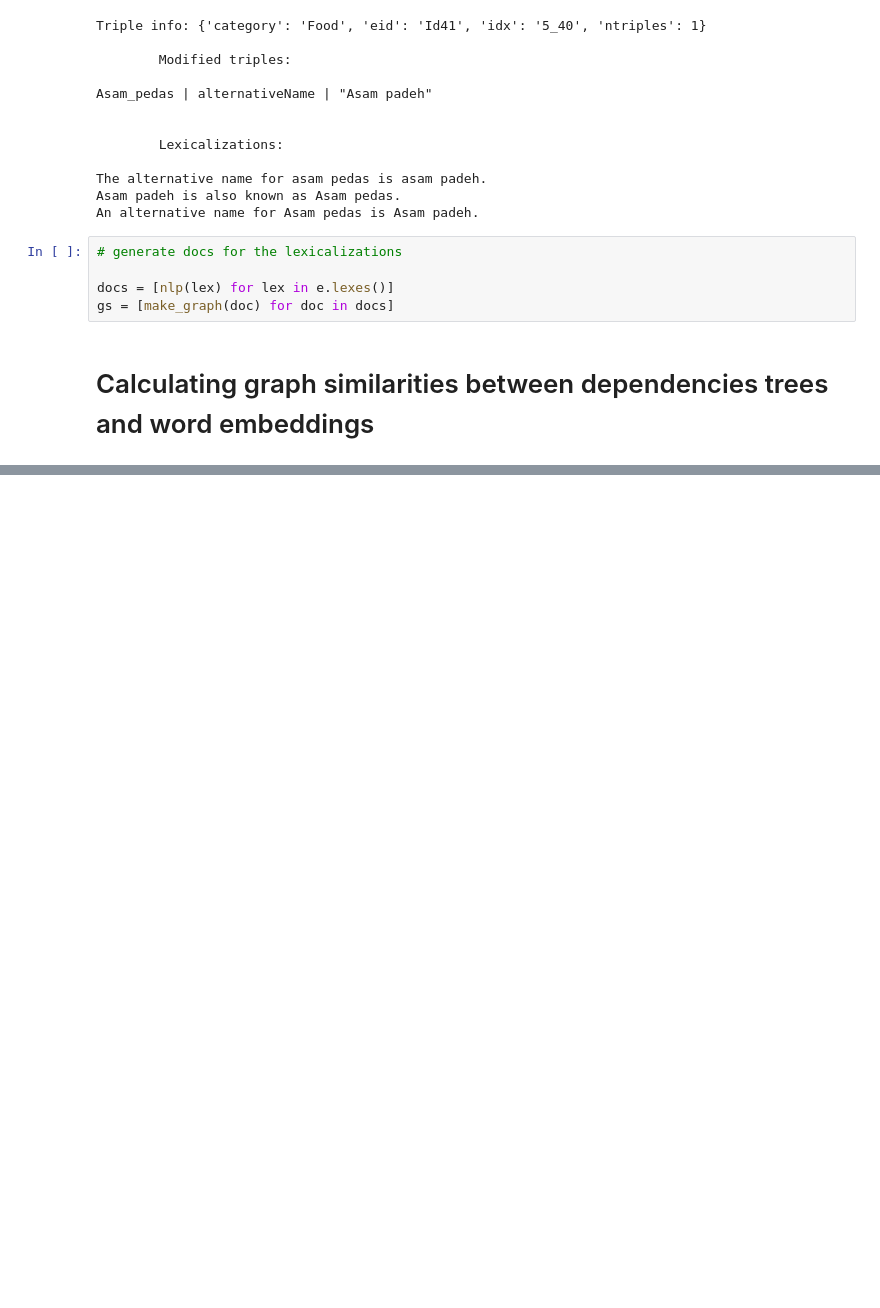
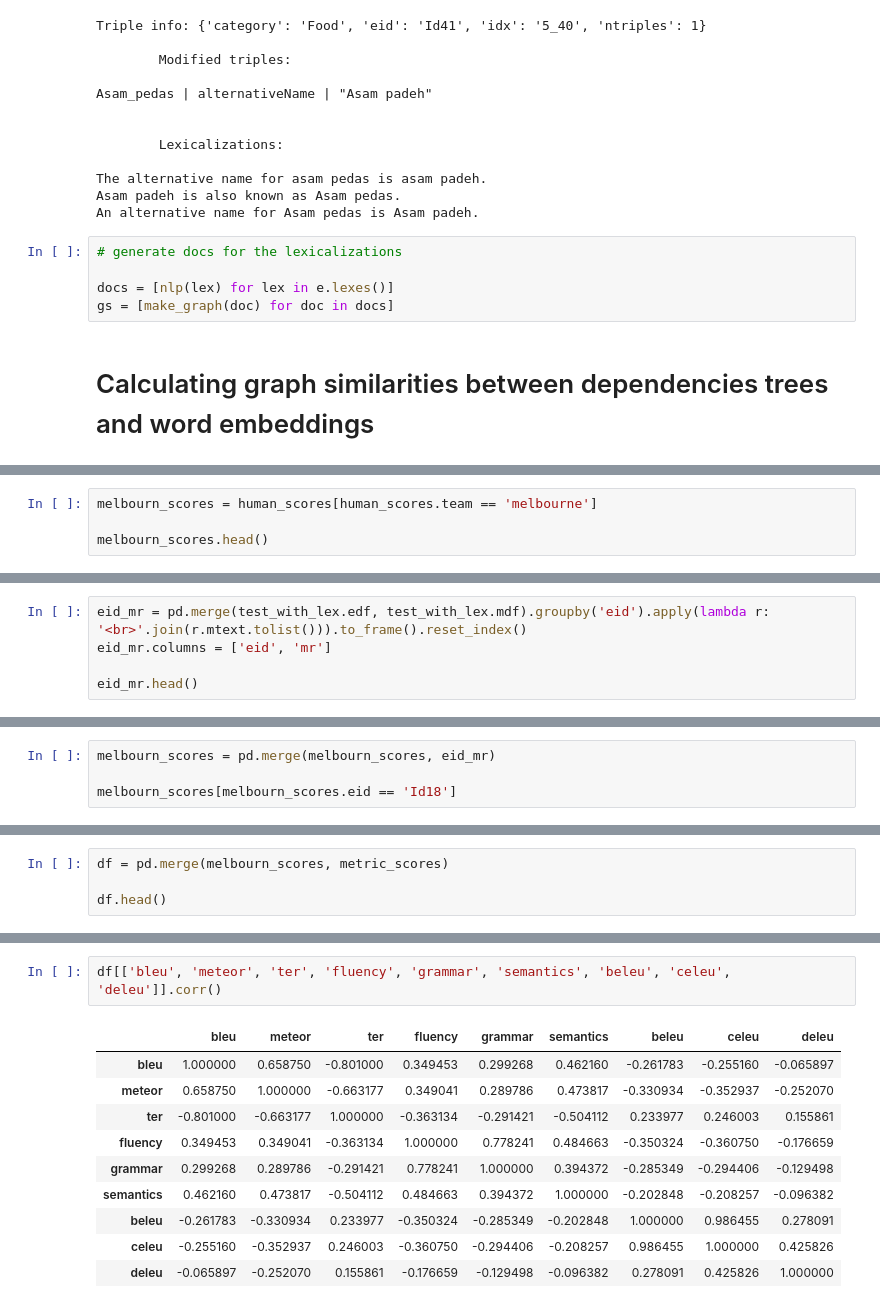
Before and after one commit to abevieiramota/challenge-webnlg, a Jupyter notebook: notebook/9 - Syntactic dependency text similarity.ipynb, the cells around one changed output, grey strips where cells are left out. Cells and saved outputs as stored; diff of their text form; blank space fills up the shorter version.

```diff
--- a/notebook/9 - Syntactic dependency text similarity.ipynb
+++ b/notebook/9 - Syntactic dependency text similarity.ipynb
@@ -206,0 +394,4 @@ Std: 3.4053955307056554
+# %%
+melbourn_scores = human_scores[human_scores.team == 'melbourne']
+
+melbourn_scores.head()
@@ -206,0 +405,5 @@ Std: 3.4053955307056554
+# %%
+eid_mr = pd.merge(test_with_lex.edf, test_with_lex.mdf).groupby('eid').apply(lambda r: '<br>'.join(r.mtext.tolist())).to_frame().reset_index()
+eid_mr.columns = ['eid', 'mr']
+
+eid_mr.head()
@@ -206,0 +417,4 @@ Std: 3.4053955307056554
+# %%
+melbourn_scores = pd.merge(melbourn_scores, eid_mr)
+
+melbourn_scores[melbourn_scores.eid == 'Id18']
@@ -206,0 +426,4 @@ Std: 3.4053955307056554
+# %%
+df = pd.merge(melbourn_scores, metric_scores)
+
+df.head()
@@ -206,0 +437,13 @@ Std: 3.4053955307056554
+# %%
+df[['bleu', 'meteor', 'ter', 'fluency', 'grammar', 'semantics', 'beleu', 'celeu', 'deleu']].corr()
+# %% [output]
+|  | bleu | meteor | ter | fluency | grammar | semantics | beleu | celeu | deleu |
+| bleu | 1.000000 | 0.658750 | -0.801000 | 0.349453 | 0.299268 | 0.462160 | -0.261783 | -0.255160 | -0.065897 |
+| meteor | 0.658750 | 1.000000 | -0.663177 | 0.349041 | 0.289786 | 0.473817 | -0.330934 | -0.352937 | -0.252070 |
+| ter | -0.801000 | -0.663177 | 1.000000 | -0.363134 | -0.291421 | -0.504112 | 0.233977 | 0.246003 | 0.155861 |
+| fluency | 0.349453 | 0.349041 | -0.363134 | 1.000000 | 0.778241 | 0.484663 | -0.350324 | -0.360750 | -0.176659 |
+| grammar | 0.299268 | 0.289786 | -0.291421 | 0.778241 | 1.000000 | 0.394372 | -0.285349 | -0.294406 | -0.129498 |
+| semantics | 0.462160 | 0.473817 | -0.504112 | 0.484663 | 0.394372 | 1.000000 | -0.202848 | -0.208257 | -0.096382 |
+| beleu | -0.261783 | -0.330934 | 0.233977 | -0.350324 | -0.285349 | -0.202848 | 1.000000 | 0.986455 | 0.278091 |
+| celeu | -0.255160 | -0.352937 | 0.246003 | -0.360750 | -0.294406 | -0.208257 | 0.986455 | 1.000000 | 0.425826 |
+| deleu | -0.065897 | -0.252070 | 0.155861 | -0.176659 | -0.129498 | -0.096382 | 0.278091 | 0.425826 | 1.000000 |
```
Also changed, not shown: parts of 27 cells of this notebook, 1 other file.
